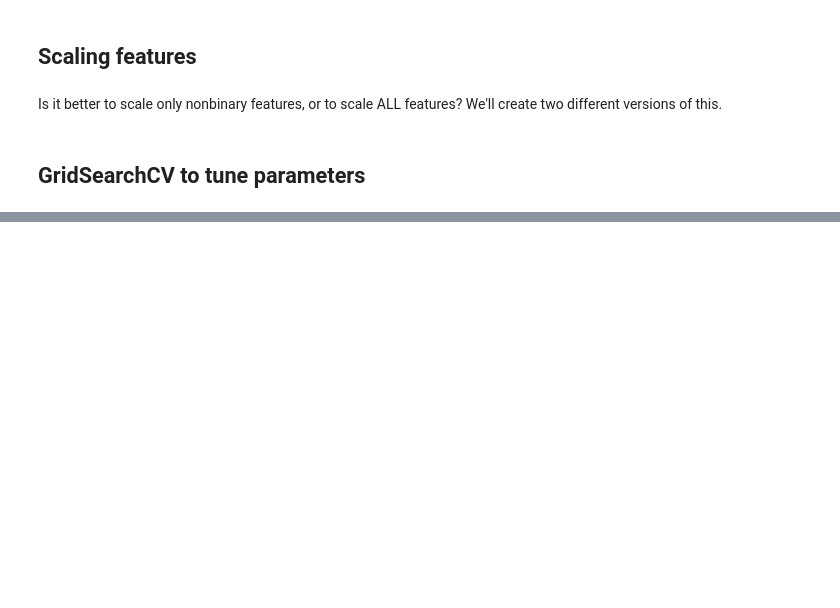
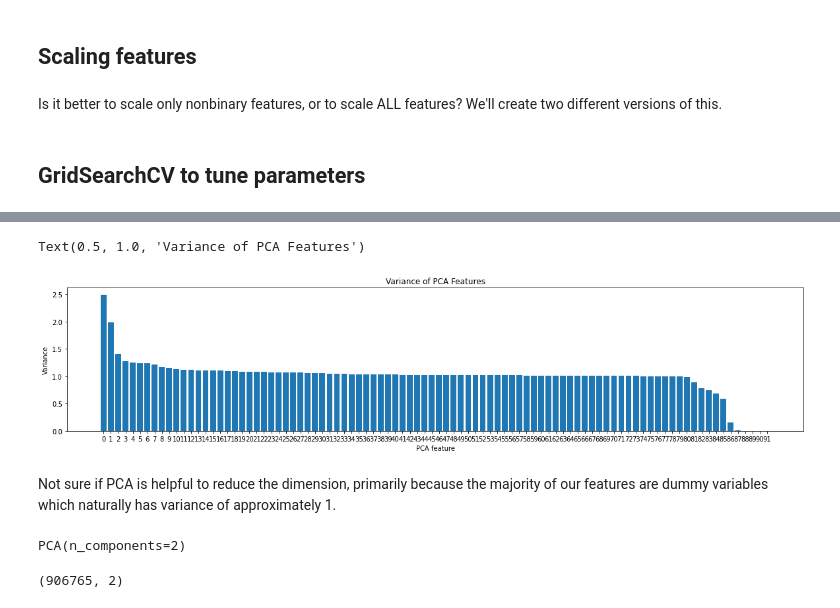
Before and after one commit to cchung106/Capstone-Two, a Jupyter notebook: Notebooks/03_preprocessing_and_training.ipynb, the cells around one changed output, grey strips where cells are left out. Drawn from its saved outputs; the diff is of its cells as text; code cells hidden in the pictures; blank space fills up the shorter version.

```diff
--- a/Notebooks/03_preprocessing_and_training.ipynb
+++ b/Notebooks/03_preprocessing_and_training.ipynb
@@ -225,12 +226,16 @@ X_test_scaled = scaler.transform(X_test)
 from sklearn.model_selection import GridSearchCV
 from sklearn.metrics import recall_score
 # %%
-logreg2 = LogisticRegression(solver='saga')
-params = {"C":np.logspace(-3,3,5,7), "penalty":["l1", "l2", 'none']}
+logreg2 = LogisticRegression()
+penalty = ['l2']
+c_values = [100, 10, 1.0, 0.1, 0.01]
+# define grid search
+grid = dict(penalty=penalty,C=c_values)
 
-clf2 = GridSearchCV(logreg2, params, cv=5, scoring = 'recall')
 
-clf2.fit(X_train_scaled, y_train)
+logreg2_cv = GridSearchCV(estimator = logreg2, param_grid = grid, cv=5, scoring = 'recall')
+
+logreg2_cv.fit(X_train, y_train)
 
 print(clf2.best_params_, clf2.best_score_)
 # %%
@@ -244,0 +256,3 @@ print(classification_report(y_test, y_pred_test2))
+# %%
+model = PCA()
+model.fit(X_train_scaled)
@@ -244,0 +295,19 @@ print(classification_report(y_test, y_pred_test2))
+# %%
+features = range(model.n_components_)
+# %%
+plt.figure(figsize=(20,4))
+plt.bar(features, model.explained_variance_)
+plt.xticks(features)
+plt.xlabel('PCA feature')
+plt.ylabel('Variance')
+plt.title('Variance of PCA Features')
+# %% [output]
+Text(0.5, 1.0, 'Variance of PCA Features')
+[figure, added]
+# %% [markdown]
+Not sure if PCA is helpful to reduce the dimension, primarily because the majority of our features are dummy variables which naturally has variance of approximately 1.
+# %%
+pca = PCA(n_components = 2)
+pca.fit(X_train_scaled)
+# %% [output]
+PCA(n_components=2)
@@ -244,0 +316,4 @@ print(classification_report(y_test, y_pred_test2))
+# %%
+print(transformed.shape)
+# %% [output]
+(906765, 2)
```
Also changed, not shown: parts of 20 cells of this notebook.
